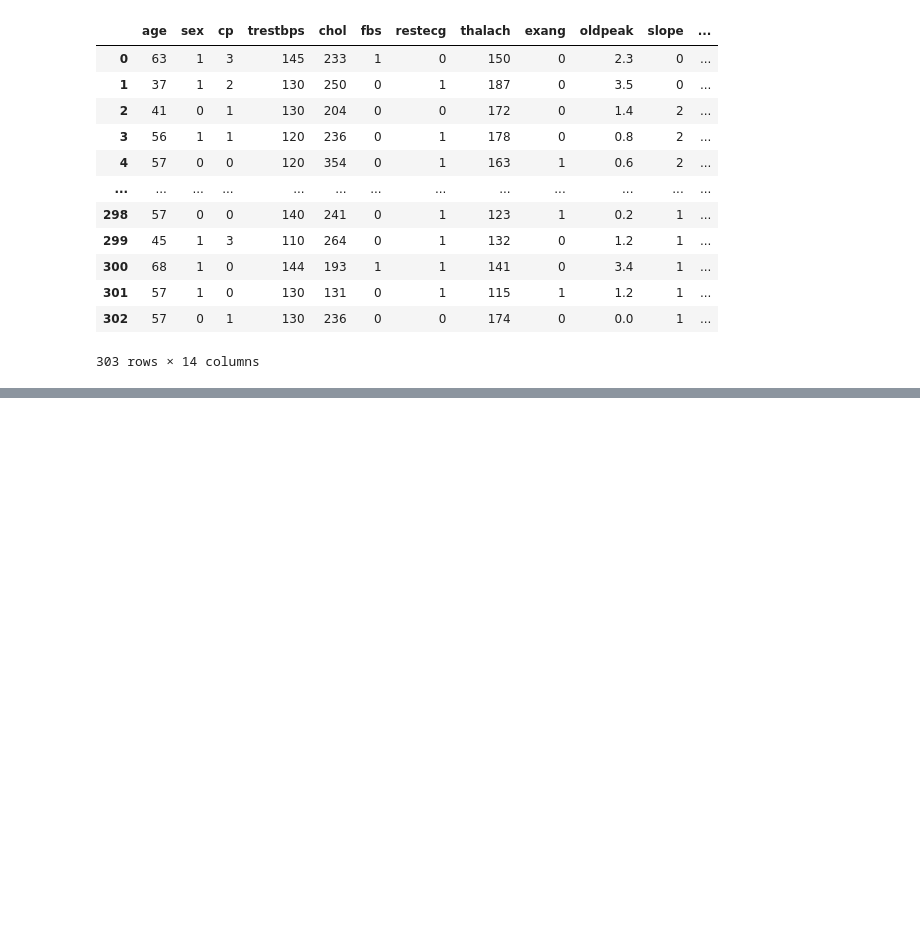
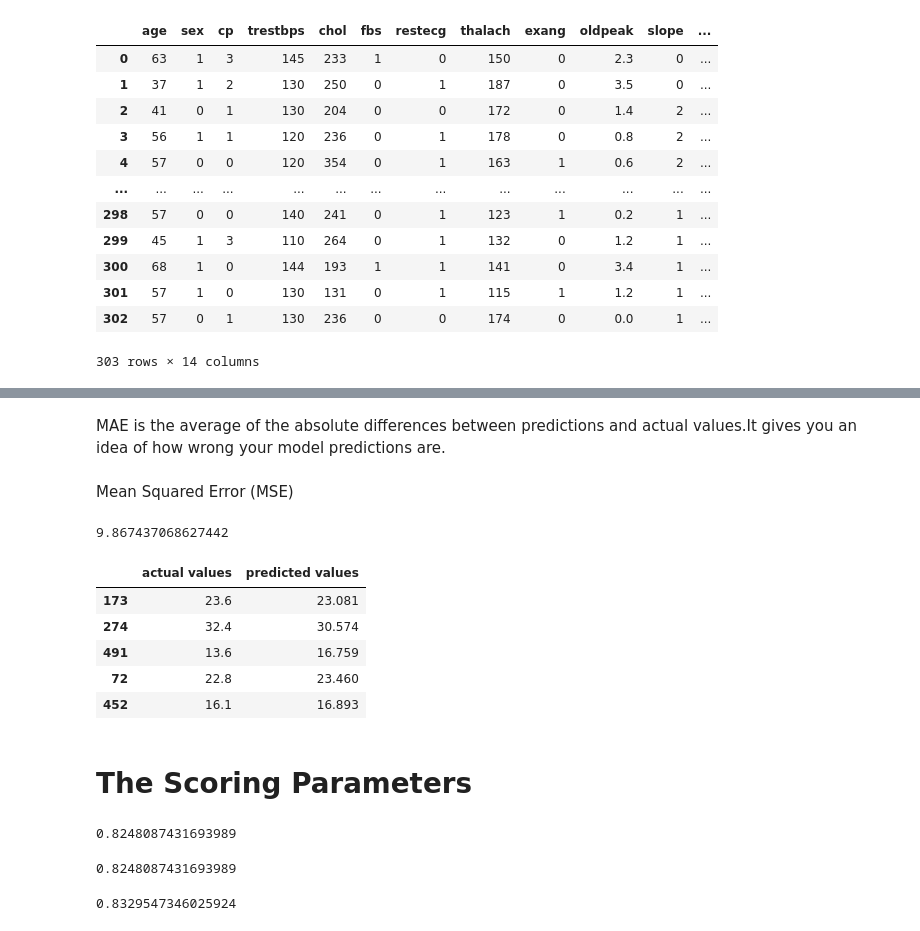
Before and after one commit to bishal5917/SK_Model, a Jupyter notebook: Scikit.ipynb, the cells around one changed output, grey strips where cells are left out. Saved outputs shown, nothing was run; the diff lists cells and outputs as text; code cells hidden in the pictures; blank space fills up the shorter version.

Commit message:
model evaluation done

```diff
--- a/Scikit.ipynb
+++ b/Scikit.ipynb
@@ -1129,0 +1127,15 @@ values.It gives you an idea of how wrong your model predictions are.
+# %% [markdown]
+MAE is the average of the absolute differences between predictions and actual
+values.It gives you an idea of how wrong your model predictions are.
+# %% [markdown]
+Mean Squared Error (MSE)
+# %%
+from sklearn.metrics import mean_squared_error
+
+y_preds=model.predict(X_test)
+
+mse=mean_squared_error(y_test,y_preds)
+
+mse
+# %% [output]
+9.867437068627442
@@ -1129,0 +1144,11 @@ values.It gives you an idea of how wrong your model predictions are.
+# %%
+df.head()
+# %% [output]
+|  | actual values | predicted values |
+| 173 | 23.6 | 23.081 |
+| 274 | 32.4 | 30.574 |
+| 491 | 13.6 | 16.759 |
+| 72 | 22.8 | 23.460 |
+| 452 | 16.1 | 16.893 |
+# %% [markdown]
+# The Scoring Parameters
@@ -1129,0 +1165,18 @@ values.It gives you an idea of how wrong your model predictions are.
+# %%
+np.random.seed(42)
+cv_acc=cross_val_score(clf,X,y,scoring=None)
+np.mean(cv_acc)
+# %% [output]
+0.8248087431693989
+# %%
+np.random.seed(42)
+cv_acc=cross_val_score(clf,X,y,scoring="accuracy")
+np.mean(cv_acc)
+# %% [output]
+0.8248087431693989
+# %%
+np.random.seed(42)
+cv_acc=cross_val_score(clf,X,y,scoring="precision")
+np.mean(cv_acc)
+# %% [output]
+0.8329547346025924
```
Also changed, not shown: parts of 44 cells of this notebook.
